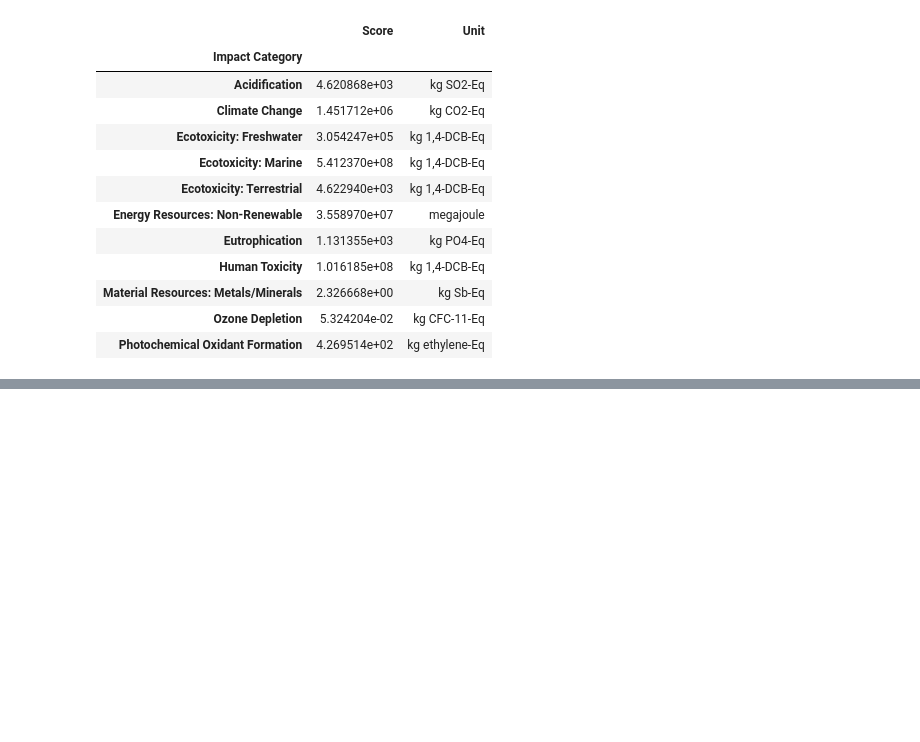
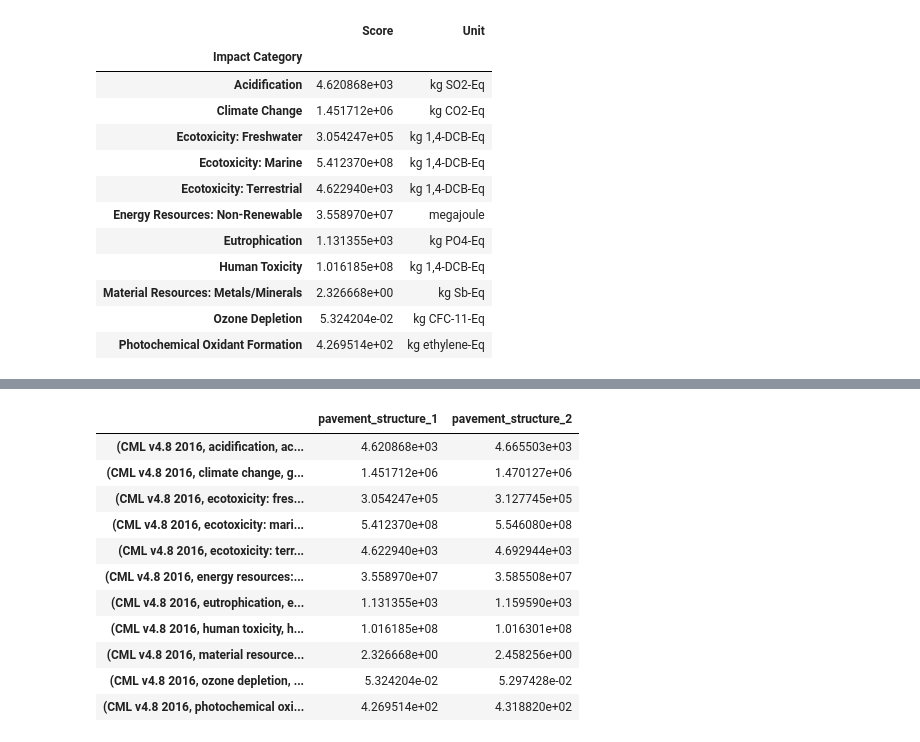
Before and after one commit to andreavargasf/SustainableTransportationInfra, a Jupyter notebook: 3_StaticLCA.ipynb, the cells around one changed output, grey strips where cells are left out. Cells and saved outputs as stored; diff of their text form; code cells hidden in the pictures; blank space fills up the shorter version.

```diff
--- a/3_StaticLCA.ipynb
+++ b/3_StaticLCA.ipynb
@@ -173,0 +205,17 @@ results_df
+# %%
+#Creates a table with the results
+df = pd.DataFrame(index=cml_methods, columns=["pavement_structure_1", "pavement_structure_2"], data=mlca.results.T)
+df
+# %% [output]
+|  | pavement_structure_1 | pavement_structure_2 |
+| (CML v4.8 2016, acidification, ac... | 4.620868e+03 | 4.665503e+03 |
+| (CML v4.8 2016, climate change, g... | 1.451712e+06 | 1.470127e+06 |
+| (CML v4.8 2016, ecotoxicity: fres... | 3.054247e+05 | 3.127745e+05 |
+| (CML v4.8 2016, ecotoxicity: mari... | 5.412370e+08 | 5.546080e+08 |
+| (CML v4.8 2016, ecotoxicity: terr... | 4.622940e+03 | 4.692944e+03 |
+| (CML v4.8 2016, energy resources:... | 3.558970e+07 | 3.585508e+07 |
+| (CML v4.8 2016, eutrophication, e... | 1.131355e+03 | 1.159590e+03 |
+| (CML v4.8 2016, human toxicity, h... | 1.016185e+08 | 1.016301e+08 |
+| (CML v4.8 2016, material resource... | 2.326668e+00 | 2.458256e+00 |
+| (CML v4.8 2016, ozone depletion, ... | 5.324204e-02 | 5.297428e-02 |
+| (CML v4.8 2016, photochemical oxi... | 4.269514e+02 | 4.318820e+02 |
```
Also changed, not shown: parts of 12 cells of this notebook, 1 other file.
